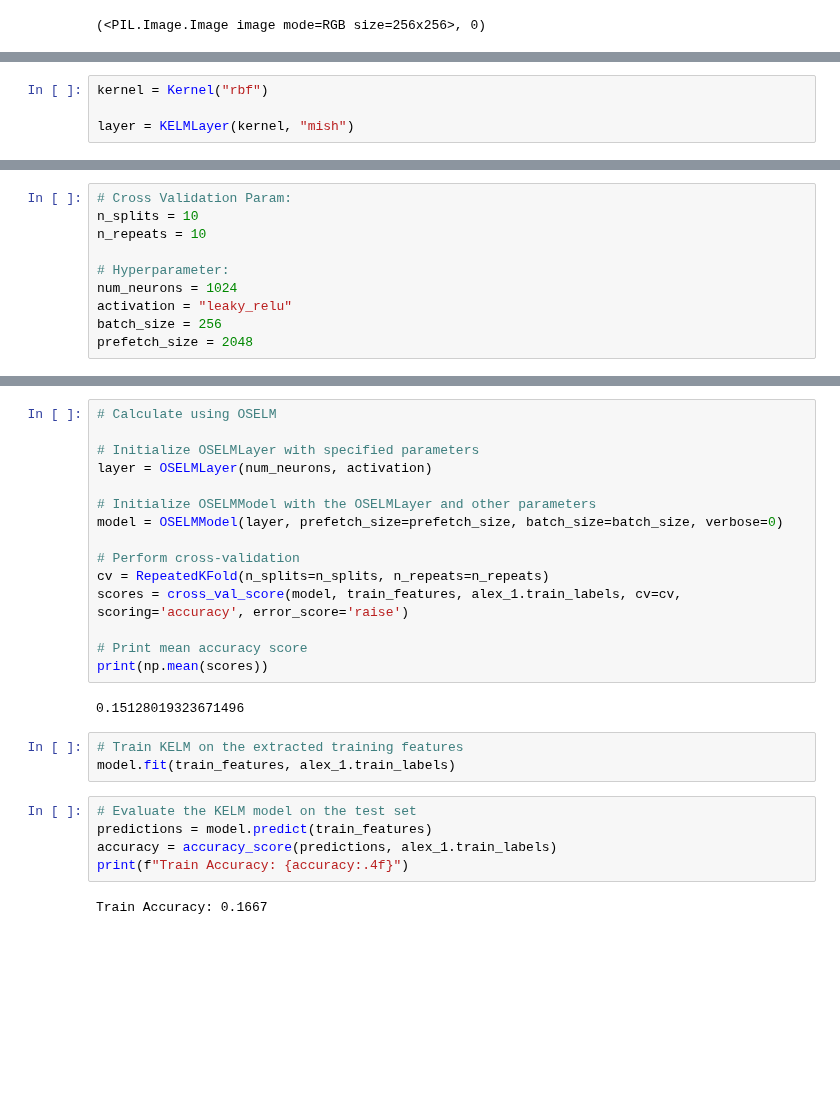
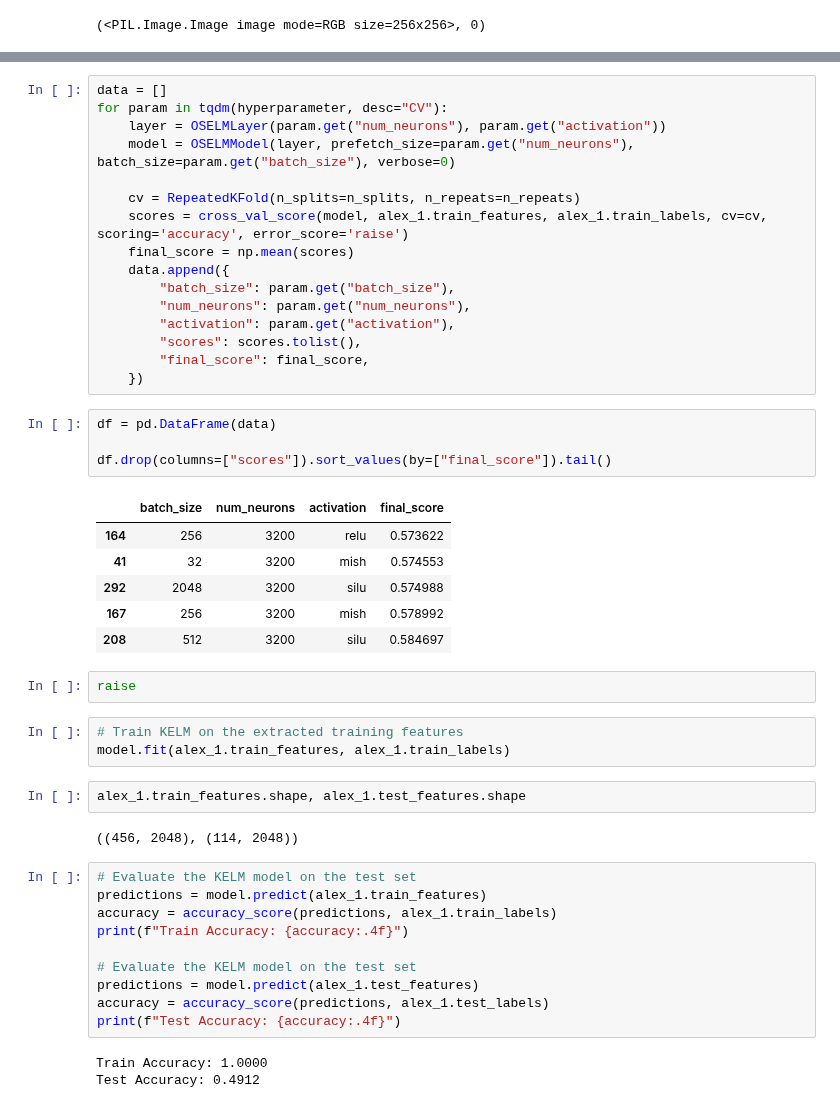
Before and after one commit to fn-hide/alzheption, a Jupyter notebook: alzheption/src/TrainOSKELM.ipynb, the cells around one changed output, grey strips where cells are left out. Saved outputs shown, nothing was run; the diff lists cells and outputs as text; blank space fills up the shorter version.

```diff
--- a/alzheption/src/TrainOSKELM.ipynb
+++ b/alzheption/src/TrainOSKELM.ipynb
@@ -78,4 +56,0 @@ alex_1.view_test_label_distribution()
-# %%
-kernel = Kernel("rbf")
-
-layer = KELMLayer(kernel, "mish")
@@ -89,10 +56,0 @@ train_features.shape, test_features.shape
-# %%
-# Cross Validation Param:
-n_splits = 10
-n_repeats = 10
-
-# Hyperparameter:
-num_neurons = 1024
-activation = "leaky_relu"
-batch_size = 256
-prefetch_size = 2048
@@ -99,27 +74,49 @@ prefetch_size = 2048
 # %%
-# Calculate using OSELM
+data = []
+for param in tqdm(hyperparameter, desc="CV"):
+    layer = OSELMLayer(param.get("num_neurons"), param.get("activation"))
+    model = OSELMModel(layer, prefetch_size=param.get("num_neurons"), batch_size=param.get("batch_size"), verbose=0)
 
-# Initialize OSELMLayer with specified parameters
-layer = OSELMLayer(num_neurons, activation)
-
-# Initialize OSELMModel with the OSELMLayer and other parameters
-model = OSELMModel(layer, prefetch_size=prefetch_size, batch_size=batch_size, verbose=0)
-
-# Perform cross-validation
-cv = RepeatedKFold(n_splits=n_splits, n_repeats=n_repeats)
-scores = cross_val_score(model, train_features, alex_1.train_labels, cv=cv, scoring='accuracy', error_score='raise')
-
-# Print mean accuracy score
-print(np.mean(scores))
+    cv = RepeatedKFold(n_splits=n_splits, n_repeats=n_repeats)
+    scores = cross_val_score(model, alex_1.train_features, alex_1.train_labels, cv=cv, scoring='accuracy', error_score='raise')
+    final_score = np.mean(scores)
+    data.append({
+        "batch_size": param.get("batch_size"),
+        "num_neurons": param.get("num_neurons"),
+        "activation": param.get("activation"),
+        "scores": scores.tolist(),
+        "final_score": final_score,
+    })
-# %% [output]
-0.15128019323671496
+# %%
+df = pd.DataFrame(data)
+
+df.drop(columns=["scores"]).sort_values(by=["final_score"]).tail()
+# %% [output]
+|  | batch_size | num_neurons | activation | final_score |
+| 164 | 256 | 3200 | relu | 0.573622 |
+| 41 | 32 | 3200 | mish | 0.574553 |
+| 292 | 2048 | 3200 | silu | 0.574988 |
+| 167 | 256 | 3200 | mish | 0.578992 |
+| 208 | 512 | 3200 | silu | 0.584697 |
+# %%
+raise
 # %%
 # Train KELM on the extracted training features
-model.fit(train_features, alex_1.train_labels)
+model.fit(alex_1.train_features, alex_1.train_labels)
+# %%
+alex_1.train_features.shape, alex_1.test_features.shape
+# %% [output]
+((456, 2048), (114, 2048))
 # %%
 # Evaluate the KELM model on the test set
-predictions = model.predict(train_features)
+predictions = model.predict(alex_1.train_features)
 accuracy = accuracy_score(predictions, alex_1.train_labels)
 print(f"Train Accuracy: {accuracy:.4f}")
+
+# Evaluate the KELM model on the test set
+predictions = model.predict(alex_1.test_features)
+accuracy = accuracy_score(predictions, alex_1.test_labels)
+print(f"Test Accuracy: {accuracy:.4f}")
 # %% [output]
-Train Accuracy: 0.1667
+Train Accuracy: 1.0000
+Test Accuracy: 0.4912
```
Also changed, not shown: parts of 12 cells of this notebook.
